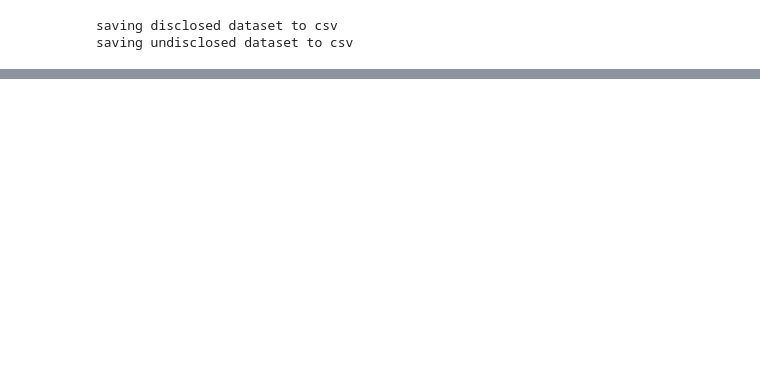
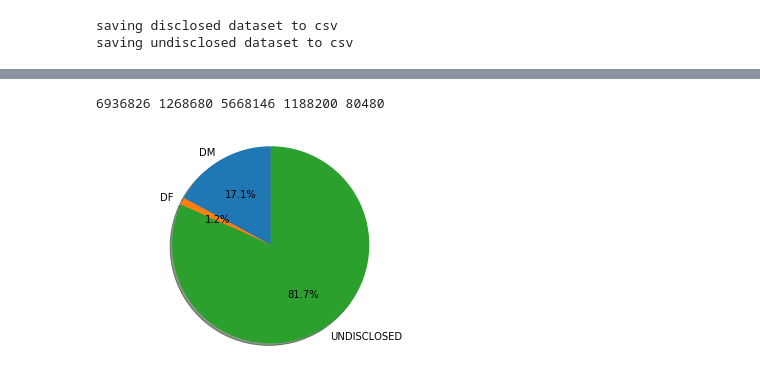
Before and after one commit to wiekern/GenderPerformance, a Jupyter notebook: StackExchangeDataset.ipynb, the cells around one changed output, grey strips where cells are left out. Saved outputs shown, nothing was run; the diff lists cells and outputs as text; code cells hidden in the pictures; blank space fills up the shorter version.

```diff
--- a/StackExchangeDataset.ipynb
+++ b/StackExchangeDataset.ipynb
@@ -501,0 +355,11 @@ val_set.to_csv("/home/rachneet/datasets/stack_overflow/validation_so.csv",encodi
+# %%
+disclosed_gender_sampled_df =  sampled_df[disclosed_flag]
+undisclosed_gender_sampled_df = sampled_df[undisclosed_flag]
+# %%
+mapping = {'female' : 1, 'male' : 0}
+disclosed_dataset_sampled_df = disclosed_gender_sampled_df[['UserName', 'Text', 'Gender']]
+disclosed_dataset_sampled_df.replace(to_replace=[r"\\t|\\n|\\r", "\t|\n|\r"], value=["",""], regex=True, inplace=True)
+disclosed_dataset_sampled_df.replace({'Gender': mapping}, inplace=True)
+
+undisclosed_dataset_sampled_df = undisclosed_gender_sampled_df[['UserName', 'Text', 'Gender']]
+undisclosed_dataset_sampled_df.replace(to_replace=[r"\\t|\\n|\\r", "\t|\n|\r"], value=["",""], regex=True, inplace=True)
@@ -501,0 +376,24 @@ val_set.to_csv("/home/rachneet/datasets/stack_overflow/validation_so.csv",encodi
+# %%
+DF_shape = disclosed_dataset_sampled_df.loc[disclosed_dataset_sampled_df['Gender'] == 1].shape
+DM_shape = disclosed_dataset_sampled_df.loc[disclosed_dataset_sampled_df['Gender'] == 0].shape
+UNDIS_shape = undisclosed_dataset_sampled_df.shape
+# %%
+total_size = disclosed_gender_sampled_df.shape[0] + UNDIS_shape[0]
+# %%
+print(total_size, disclosed_gender_sampled_df.shape[0], UNDIS_shape[0], DM_shape[0], DF_shape[0])
+# %% [output]
+6936826 1268680 5668146 1188200 80480
+# %%
+import matplotlib.pyplot as plt
+labels = 'DM', 'DF', 'UNDISCLOSED'
+sizes = [DM_shape[0]/total_size, DF_shape[0]/total_size, UNDIS_shape[0]/total_size]
+explode = (0, 0, 0)  # only "explode" the 2nd slice (i.e. 'Hogs')
+
+fig1, ax1 = plt.subplots()
+ax1.pie(sizes, explode=explode, labels=labels, autopct='%1.1f%%',
+        shadow=True, startangle=90)
+ax1.axis('equal')  # Equal aspect ratio ensures that pie is drawn as a circle.
+
+plt.show()
+# %% [output]
+[figure, added]
```
Also changed, not shown: parts of 75 cells of this notebook, 6 other files.
